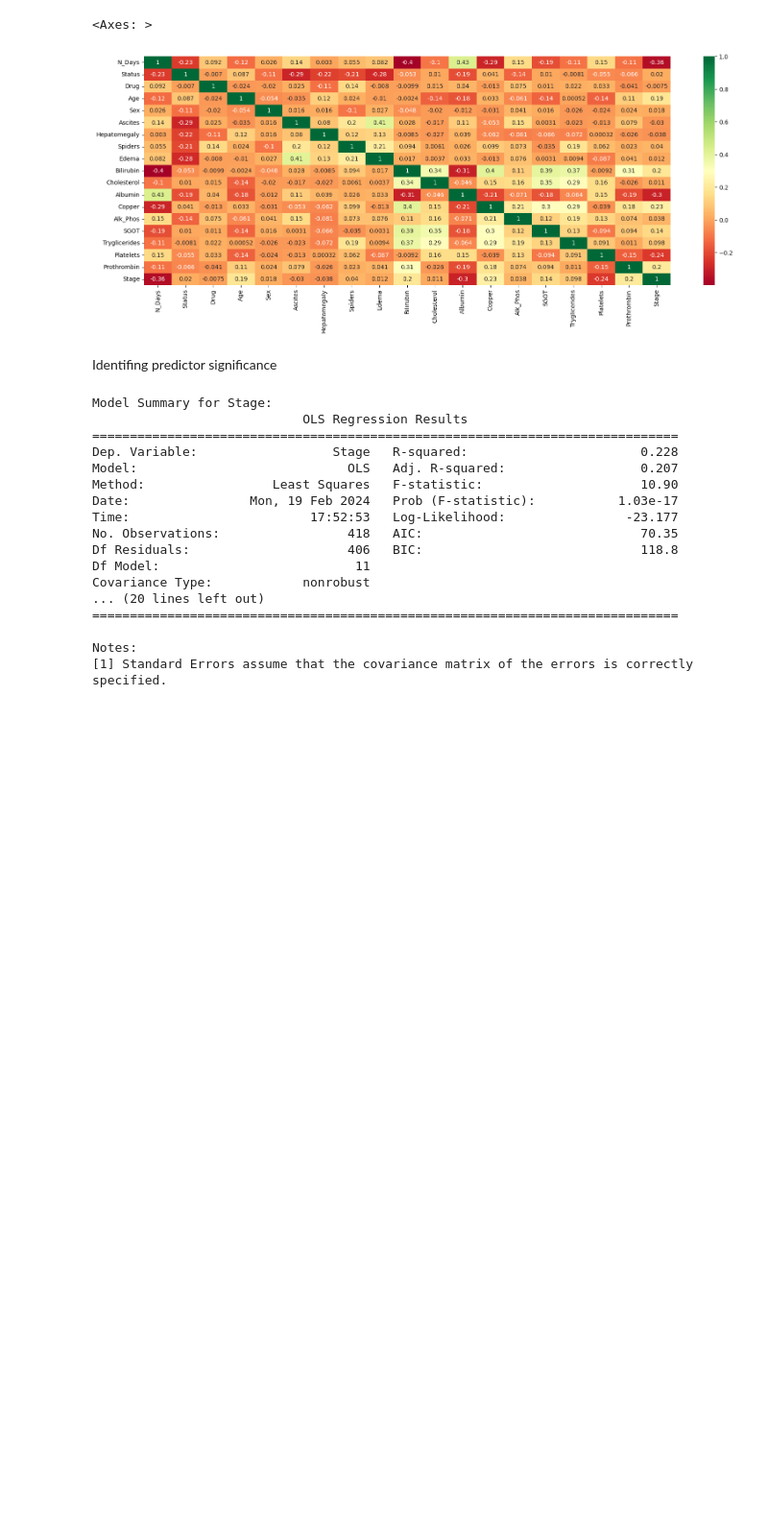
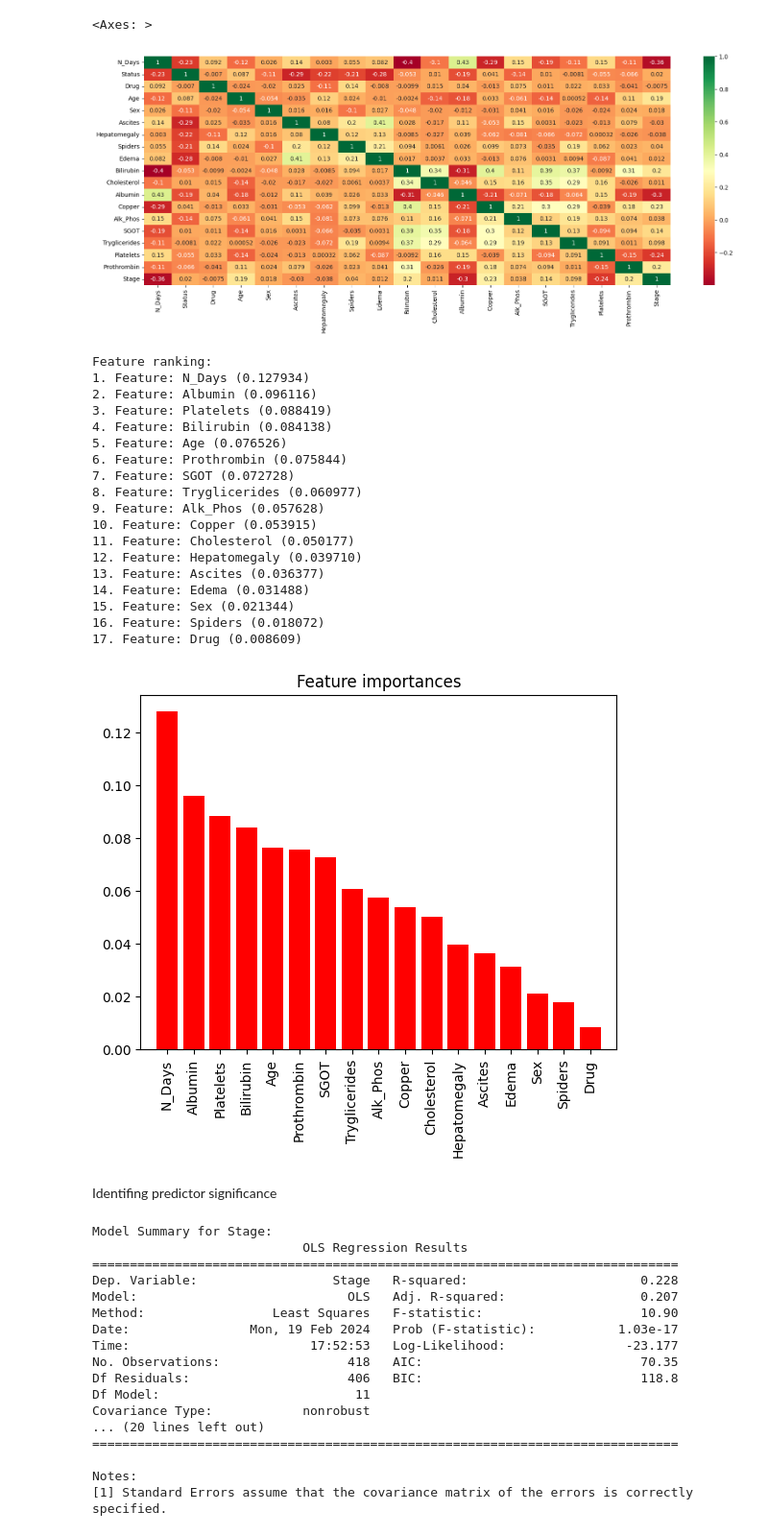
Before and after one commit to sanalpillai/Auto-ML, a Jupyter notebook: AutoML.ipynb, the cells around one changed output. Shown at 96% size. Cells and saved outputs as stored; diff of their text form; code cells hidden in the pictures; blank space fills up the shorter version.

Commit message:
Feature importance

```diff
--- a/AutoML.ipynb
+++ b/AutoML.ipynb
@@ -431,6 +431,53 @@ sns.heatmap(data.corr(), annot=True, cmap='RdYlGn')
 # %% [output]
 <Axes: >
 [figure]
+# %%
+#Random Forest
+from sklearn.ensemble import RandomForestClassifier
+
+# Assuming X has column names
+feature_names = X.columns
+
+# Random Forest model
+model = RandomForestClassifier()
+model.fit(X_train, y_train)
+importances = model.feature_importances_
+
+# Sort the feature importances in descending order and get the indices
+indices = np.argsort(importances)[::-1]
+
+# Print the feature ranking
+print("Feature ranking:")
+for f in range(X.shape[1]):
+    print("%d. Feature: %s (%f)" % (f + 1, feature_names[indices[f]], importances[indices[f]]))
+
+# Plot the impurity-based feature importances of the forest
+plt.figure()
+plt.title("Feature importances")
+plt.bar(range(X.shape[1]), importances[indices], color="r", align="center")
+plt.xticks(range(X.shape[1]), [feature_names[i] for i in indices], rotation=90)
+plt.xlim([-1, X.shape[1]])
+plt.show()
+# %% [output]
+Feature ranking:
+1. Feature: N_Days (0.127934)
+2. Feature: Albumin (0.096116)
+3. Feature: Platelets (0.088419)
+4. Feature: Bilirubin (0.084138)
+5. Feature: Age (0.076526)
+6. Feature: Prothrombin (0.075844)
+7. Feature: SGOT (0.072728)
+8. Feature: Tryglicerides (0.060977)
+9. Feature: Alk_Phos (0.057628)
+10. Feature: Copper (0.053915)
+11. Feature: Cholesterol (0.050177)
+12. Feature: Hepatomegaly (0.039710)
+13. Feature: Ascites (0.036377)
+14. Feature: Edema (0.031488)
+15. Feature: Sex (0.021344)
+16. Feature: Spiders (0.018072)
+17. Feature: Drug (0.008609)
+[figure, added]
 # %% [markdown]
 Identifing predictor significance
 # %%
```
Also changed, not shown: parts of 1 cell of this notebook.
